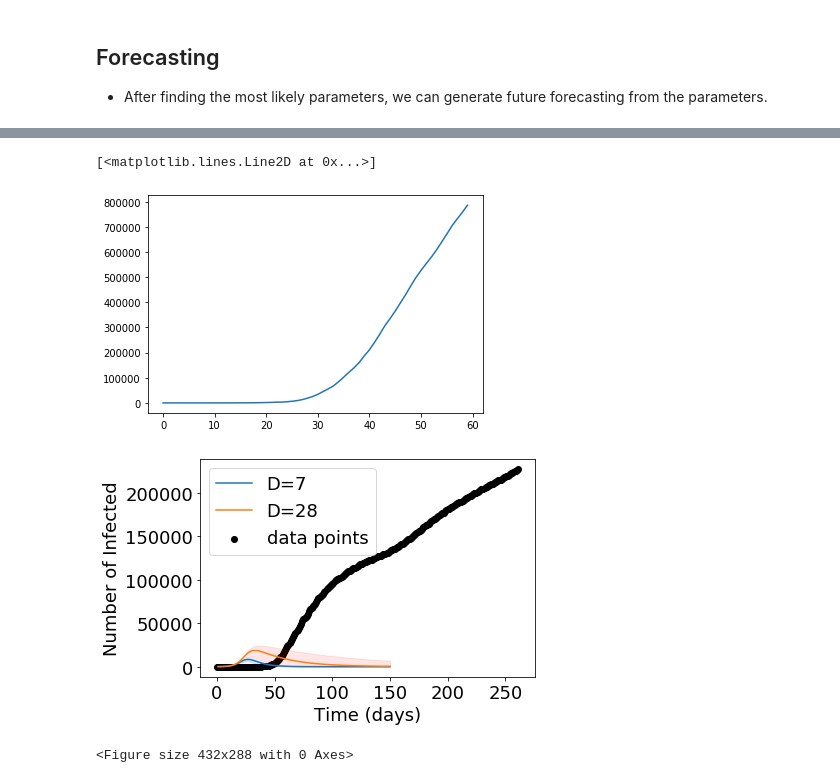
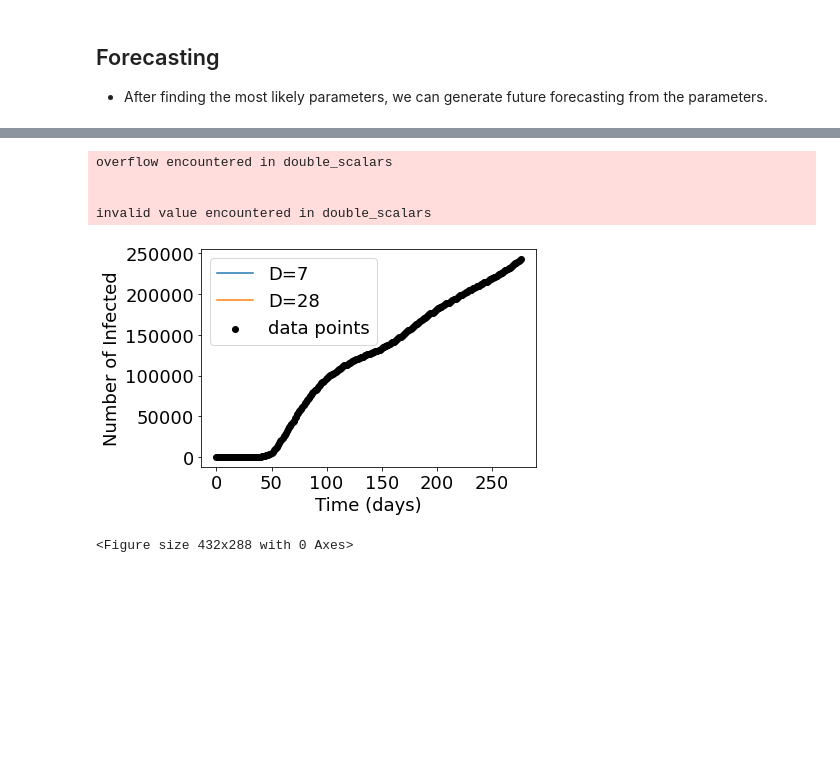
Before and after one commit to wendyw1999/epidemiology_capstone_project, a Jupyter notebook: notebooks/Stimulation 2.ipynb, the cells around one changed output, grey strips where cells are left out. Saved outputs shown, nothing was run; the diff lists cells and outputs as text; code cells hidden in the pictures; blank space fills up the shorter version.

```diff
--- a/notebooks/Stimulation 2.ipynb
+++ b/notebooks/Stimulation 2.ipynb
@@ -10,6 +10,10 @@ import matplotlib.pyplot as plt
 - 1. COVID-19 US cases: Directly read data from JHU github repo.
 - 2. Mobility Data provided by Apple for each county in the U.S.
 # %%
+import pandas as pd
+import numpy as np
+import scipy.linalg as la
+import matplotlib.pyplot as plt
 url = 'https://raw.githubusercontent.com/CSSEGISandData/COVID-19/master/csse_covid_19_data/csse_covid_19_time_series/time_series_covid19_confirmed_US.csv'
 us_confirmed_df = pd.read_csv(url, error_bad_lines=False)
 
@@ -27,6 +31,8 @@ display(global_recover_df.head())
 url = "https://raw.githubusercontent.com/descarteslabs/DL-COVID-19/master/DL-us-m50.csv"
 mobility = pd.read_csv(url, error_bad_lines=False)
 display(mobility.head())
+us_confirmed_df = us_confirmed_df.loc[us_confirmed_df.Admin2 != "Unassigned"]
+us_death_df = us_death_df.loc[us_death_df.Admin2 != "Unassigned"]
 # %% [output]
 |  | UID | iso2 | iso3 | code3 | FIPS | Admin2 | Province_State | Country_Region | Lat | ... |
 | 0 | 84001001 | US | USA | 840 | 1001.0 | Autauga | Alabama | US | 32.539527 | ... |
@@ -348,7 +402,3 @@ us_confirmed_df
 # %% [markdown]
 ## Forecasting
 - After finding the most likely parameters, we can generate future forecasting from the parameters.
-# %%
-us_death = [0., 0., 0., 0., 1., 3., 8., 10., 13., 16., 17., 18., 23., 24., 26., 31., 39., 41., 51., 61., 73., 99., 122., 153., 209., 276., 349., 471., 599., 803., 1061., 1318., 1720., 2202., 2578., 3186., 4090.]
-us_cases = [53.0, 58.0, 60.0, 61.0, 67.0, 72.0, 94.0, 112.0, 134.0, 169.0, 240.0, 344.0, 460.0, 581.0, 757.0, 1047.0, 1292.0, 1717.0, 2250.0, 2978.0, 3686.0, 4654.0, 6105.0, 8671.0, 14094.0, 19583.0, 26742.0, 35066.0, 46095.0, 55289.0, 69223.0, 86018.0, 104971.0, 124739.0, 144303.0]
-len(us_cases)
@@ -418,8 +465,3 @@ plt.show()
-# %%
-plt.plot(i)
-# %% [output]
-[<matplotlib.lines.Line2D at 0x...>]
-[figure, removed]
 # %%
 
 
@@ -431,45 +473,49 @@ N = 300000000.0/10000.0     # population size
 # D = 5.0                    # average duration of the infection
 D = 7.0*0.7                    # average duration of the infection
 beta = 0.26 + 1.0/D         # infection rate
-S_ODE_5, I_ODE_5 = sim_fun_ODE(beta, N, D, int_steps, length)
+S_ODE_5, I_ODE_5 = sim_fun_ODE(s,i,beta, N, D, int_steps, length)
 
 D = 7.0                    # average duration of the infection
 beta = 0.26 + 1.0/D         # infection rate
-S_ODE_7, I_ODE_7 = sim_fun_ODE(beta, N, D, int_steps, length)
+S_ODE_7, I_ODE_7 = sim_fun_ODE(s,i,beta, N, D, int_steps, length)
 
 # D = 10.0                    # average duration of the infection
 D = 7.0*1.2                    # average duration of the infection
 beta = 0.26 + 1.0/D         # infection rate
-S_ODE_10, I_ODE_10 = sim_fun_ODE(beta, N, D, int_steps, length)
+S_ODE_10, I_ODE_10 = sim_fun_ODE(s,i,beta, N, D, int_steps, length)
 
 
 D = 1.0/( 1.0/(7.0*0.7) - 1.0/7.0 + 1.0/28.0 )                    # average duration of the infection
 beta = 0.26 + 1.0/D         # infection rate
-S_ODE_20, I_ODE_20 = sim_fun_ODE(beta, N, D, int_steps, length)
+S_ODE_20, I_ODE_20 = sim_fun_ODE(s,i,beta, N, D, int_steps, length)
 
 D = 28.0                    # average duration of the infection
 beta = 0.26 + 1.0/D         # infection rate
-S_ODE_28, I_ODE_28 = sim_fun_ODE(beta, N, D, int_steps, length)
+S_ODE_28, I_ODE_28 = sim_fun_ODE(s,i,beta, N, D, int_steps, length)
 
 D = 1.0/( 1.0/28.0-1.0/7.0+1.0/(7.0*1.2) )                    # average duration of the infection
 beta = 0.26 + 1.0/D         # infection rate
-S_ODE_30, I_ODE_30 = sim_fun_ODE(beta, N, D, int_steps, length)
+S_ODE_30, I_ODE_30 = sim_fun_ODE(s,i,beta, N, D, int_steps, length)
 
 
 fig, ax = plt.subplots()
 x= np.linspace(1.0, 150.0, 150)
 ax.plot(x, I_ODE_7, label='D=7')
 ax.plot(x, I_ODE_28, label='D=28')
 ax.scatter(range(0,len(us_death)-19,1), us_death[19:], color = 'black', marker = 'o', label='data points')
 ax.fill_between(x, I_ODE_5, I_ODE_10, color='b', alpha=0.1)
 ax.fill_between(x, I_ODE_20, I_ODE_30, color='r', alpha=0.1)
 plt.xlabel('Time (days)', fontsize=18)
 plt.ylabel('Number of Infected', fontsize=18)
 plt.xticks(fontsize=18)
 plt.yticks(fontsize=18)
 plt.legend(fontsize=18)
 plt.show()
 plt.savefig("epi_comp.eps")
 # %% [output]
+overflow encountered in double_scalars
+
+
+invalid value encountered in double_scalars
-[figure, old version]
+[figure, new version]
-<Figure size 432x288 with 0 Axes>
+<Figure size 432x288 with 0 Axes>
```
Also changed, not shown: parts of 18 cells of this notebook, 18 other files.
